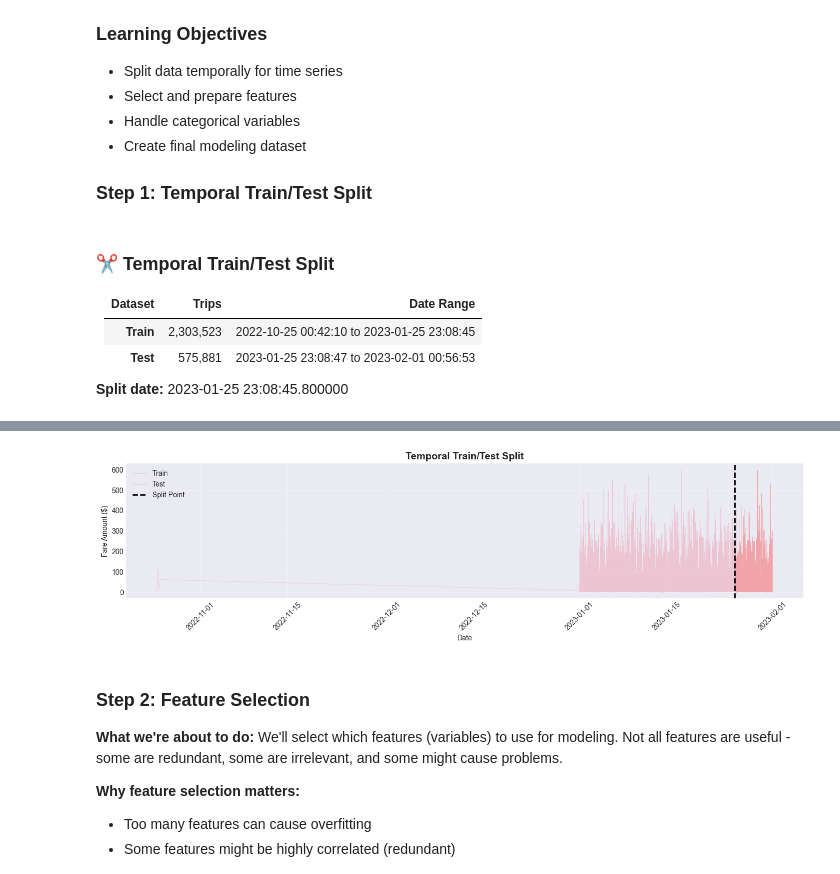
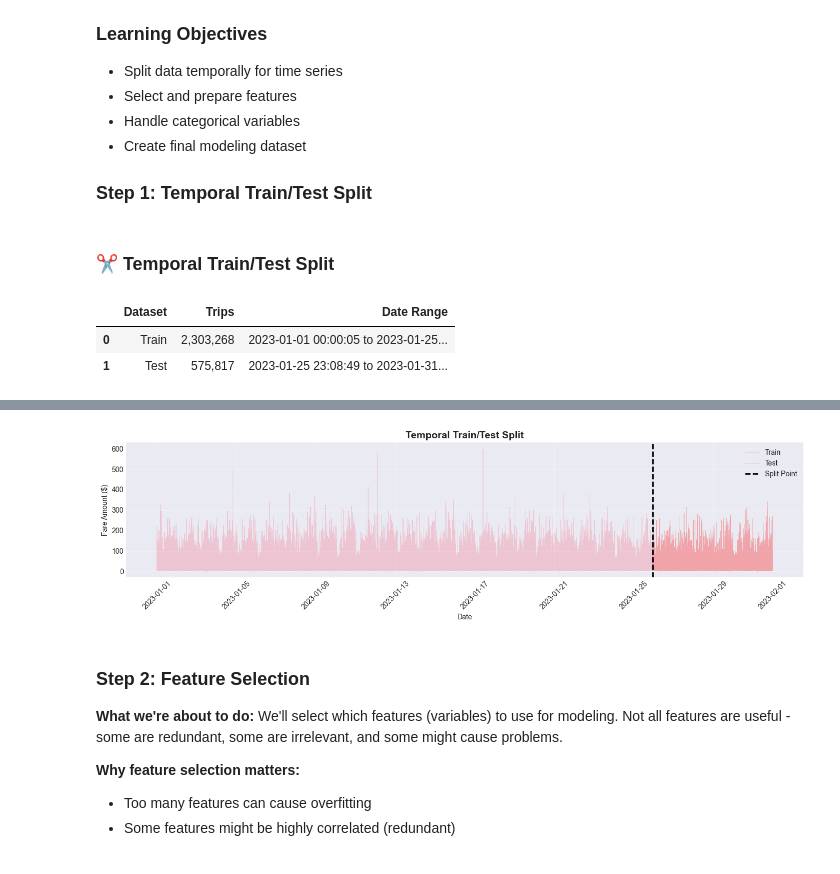
Before and after one commit to christopherseaman/datasci_217, a Jupyter notebook: 11/demo/03_model_prep.ipynb, the cells around one changed output, grey strips where cells are left out. Drawn from its saved outputs; the diff is of its cells as text; code cells hidden in the pictures.

```diff
--- a/11/demo/03_model_prep.ipynb
+++ b/11/demo/03_model_prep.ipynb
@@ -70,12 +74,19 @@ sns.set_palette("husl")
 df = pd.read_csv('../output/02_processed_taxi_data.csv')
 df['pickup_datetime'] = pd.to_datetime(df['pickup_datetime'])
 
-display(Markdown(f"""
-### 📂 Data Loaded
+# Limit to 2023
+df = df[df['pickup_datetime'].dt.year == 2023].reset_index(drop=True)
 
-| Metric | Value |
-|--------|-------|
-| **Total trips** | {len(df):,} |
-| **Date range** | {df['pickup_datetime'].min()} to {df['pickup_datetime'].max()} |
-"""))
+# Filter to valid rows if exclude column exists (should already be filtered in NB2)
+if 'exclude' in df.columns:
+    df = df[~df['exclude']].drop(columns=['exclude', 'exclude_reason'], errors='ignore')
+
+display(Markdown("### 📂 Data Loaded"))
+display(pd.DataFrame({
+    'Metric': ['Total trips', 'Date range'],
+    'Value': [
+        f"{len(df):,}",
+        f"{df['pickup_datetime'].min()} to {df['pickup_datetime'].max()}"
+    ]
+}))
 # %% [output]
@@ -338,16 +349,16 @@ split_date = df_model['pickup_datetime'].quantile(TRAIN_RATIO)
 train = df_model[df_model['pickup_datetime'] < split_date].copy()
 test = df_model[df_model['pickup_datetime'] >= split_date].copy()
 
-display(Markdown(f"""
-### ✂️ Temporal Train/Test Split
-
-| Dataset | Trips | Date Range |
-|---------|-------|------------|
-| **Train** | {len(train):,} | {train['pickup_datetime'].min()} to {train['pickup_datetime'].max()} |
-| **Test** | {len(test):,} | {test['pickup_datetime'].min()} to {test['pickup_datetime'].max()} |
-
-**Split date:** {split_date}
-"""))
+display(Markdown("### ✂️ Temporal Train/Test Split"))
+display(pd.DataFrame({
+    'Dataset': ['Train', 'Test'],
+    'Trips': [f"{len(train):,}", f"{len(test):,}"],
+    'Date Range': [
+        f"{train['pickup_datetime'].min()} to {train['pickup_datetime'].max()}",
+        f"{test['pickup_datetime'].min()} to {test['pickup_datetime'].max()}"
+    ]
+}))
+display(Markdown(f"**Split date:** {split_date}"))
 
 # Visualize the split
 plt.figure(figsize=(14, 4))
@@ -363,12 +374,7 @@ plt.grid(True, alpha=0.3)
 plt.tight_layout()
 plt.show()
 # %% [output]
-
 ### ✂️ Temporal Train/Test Split
-
-| Dataset | Trips | Date Range |
-|---------|-------|------------|
-| **Train** | 2,303,523 | 2022-10-25 00:42:10 to 2023-01-25 23:08:45 |
-| **Test** | 575,881 | 2023-01-25 23:08:47 to 2023-02-01 00:56:53 |
-
-**Split date:** 2023-01-25 23:08:45.800000
+|  | Dataset | Trips | Date Range |
+| 0 | Train | 2,303,268 | 2023-01-01 00:00:05 to 2023-01-25... |
+| 1 | Test | 575,817 | 2023-01-25 23:08:49 to 2023-01-31... |
@@ -375,4 +382,4 @@ plt.show()
-[figure, old version]
+[figure, new version]
 # %% [markdown]
 ### Step 2: Feature Selection
 
```
Also changed, not shown: parts of 11 cells of this notebook, 8 other files.
